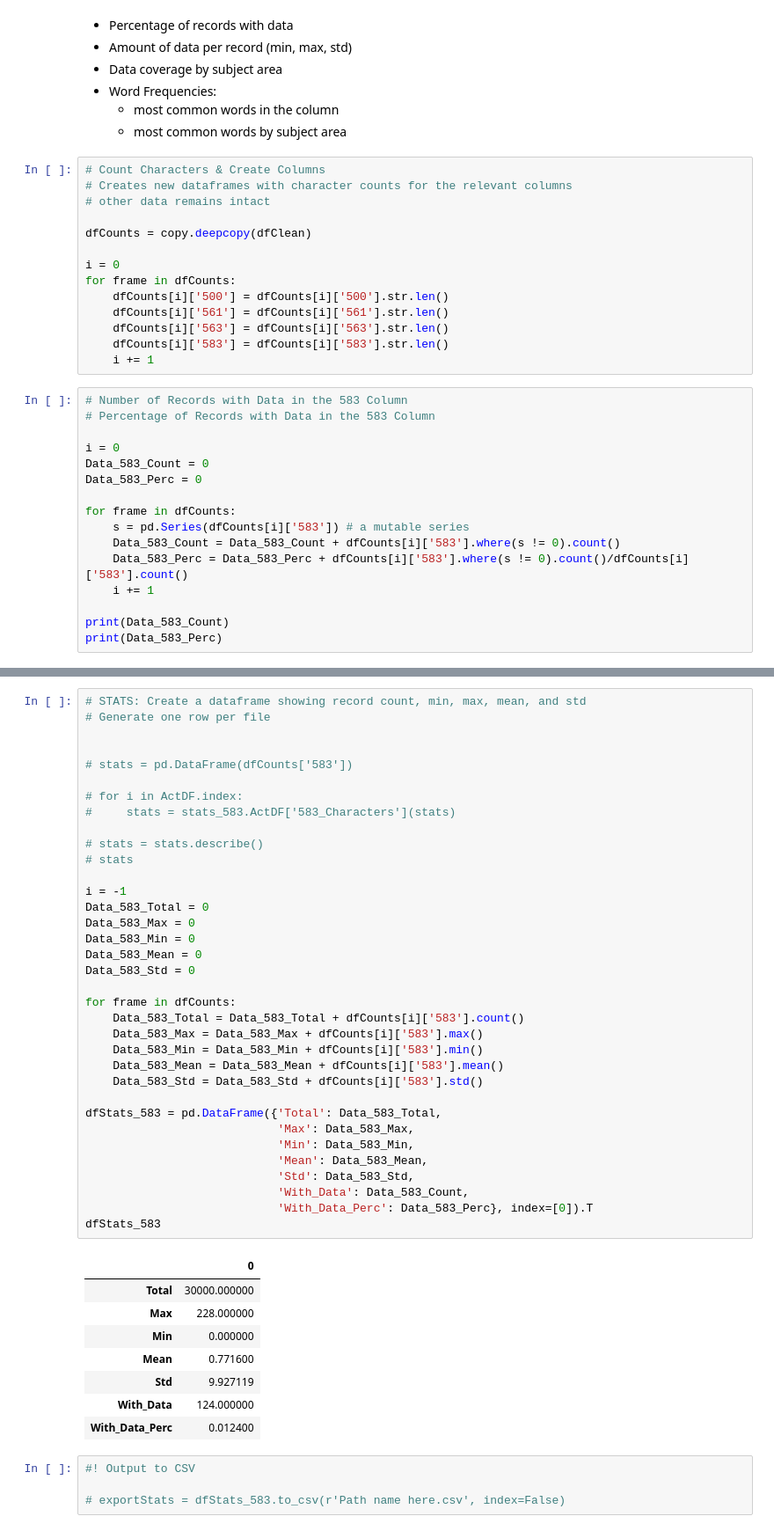
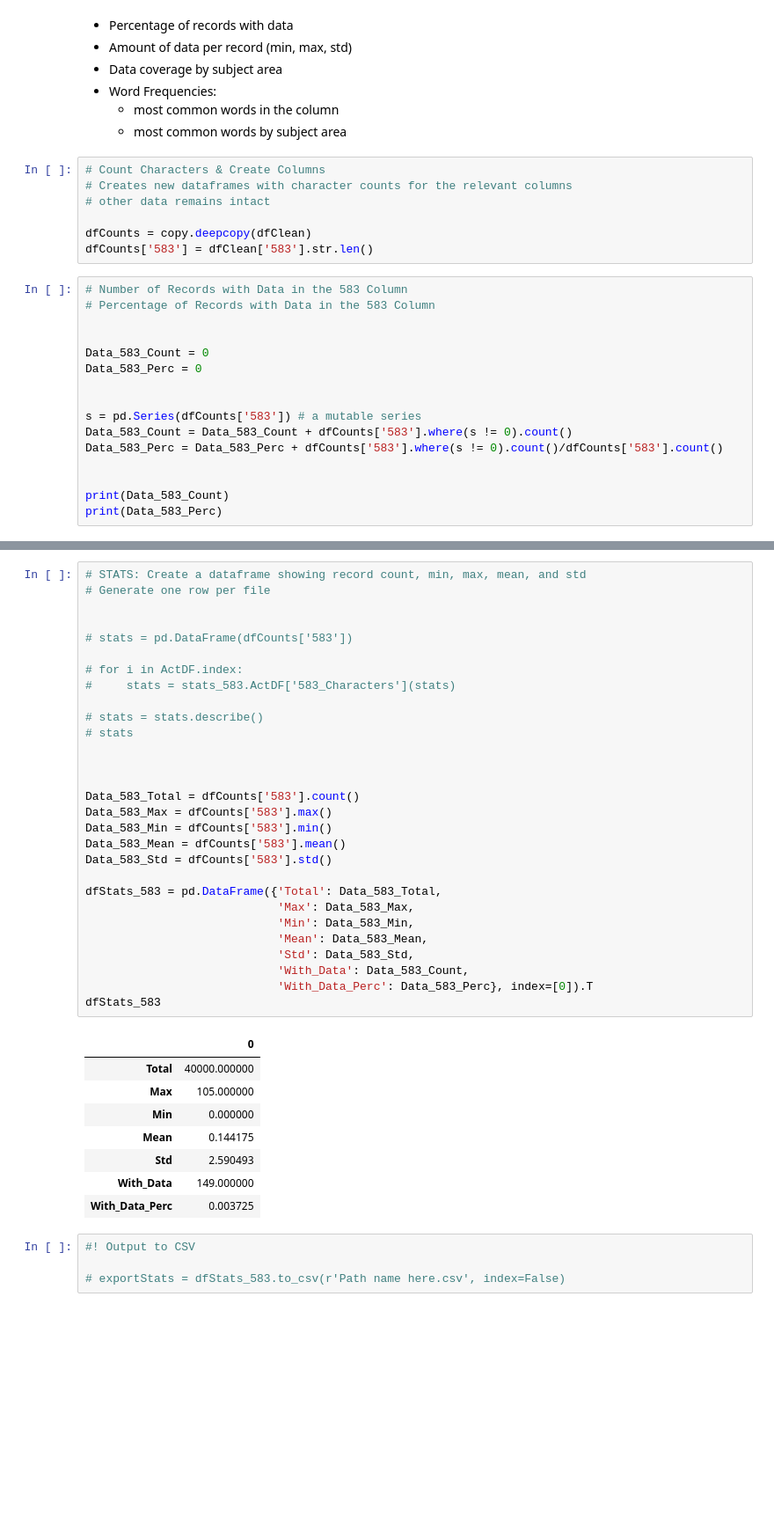
Before and after one commit to rdubnic2/OIDLPP, a Jupyter notebook: 2019 OIDLPP/KD/HTRC_MARC-processing-pandas.ipynb, the cells around one changed output, grey strips where cells are left out. Shown: that part at 88% size. Saved outputs shown, nothing was run; the diff lists cells and outputs as text; blank space fills up the shorter version.

```diff
--- a/2019 OIDLPP/KD/HTRC_MARC-processing-pandas.ipynb
+++ b/2019 OIDLPP/KD/HTRC_MARC-processing-pandas.ipynb
@@ -156,27 +130,20 @@ for frame in dfStop:
 # other data remains intact
 
 dfCounts = copy.deepcopy(dfClean)
-
-i = 0
-for frame in dfCounts:
-    dfCounts[i]['500'] = dfCounts[i]['500'].str.len()
-    dfCounts[i]['561'] = dfCounts[i]['561'].str.len()
-    dfCounts[i]['563'] = dfCounts[i]['563'].str.len()
-    dfCounts[i]['583'] = dfCounts[i]['583'].str.len()
-    i += 1
+dfCounts['583'] = dfClean['583'].str.len()
 # %%
 # Number of Records with Data in the 583 Column
 # Percentage of Records with Data in the 583 Column
 
-i = 0
+
 Data_583_Count = 0
 Data_583_Perc = 0
 
-for frame in dfCounts:
-    s = pd.Series(dfCounts[i]['583']) # a mutable series
-    Data_583_Count = Data_583_Count + dfCounts[i]['583'].where(s != 0).count()
-    Data_583_Perc = Data_583_Perc + dfCounts[i]['583'].where(s != 0).count()/dfCounts[i]['583'].count()
-    i += 1
+
+s = pd.Series(dfCounts['583']) # a mutable series
+Data_583_Count = Data_583_Count + dfCounts['583'].where(s != 0).count()
+Data_583_Perc = Data_583_Perc + dfCounts['583'].where(s != 0).count()/dfCounts['583'].count()
+
 
 print(Data_583_Count)
 print(Data_583_Perc)
@@ -186,47 +153,41 @@ print(Data_583_Perc)
 # %%
 # STATS: Create a dataframe showing record count, min, max, mean, and std
 # Generate one row per file
 
 
 # stats = pd.DataFrame(dfCounts['583'])
 
 # for i in ActDF.index:
 #     stats = stats_583.ActDF['583_Characters'](stats)
 
 # stats = stats.describe()
 # stats
 
-i = -1
-Data_583_Total = 0
-Data_583_Max = 0
-Data_583_Min = 0
-Data_583_Mean = 0
-Data_583_Std = 0
 
-for frame in dfCounts:
-    Data_583_Total = Data_583_Total + dfCounts[i]['583'].count()
-    Data_583_Max = Data_583_Max + dfCounts[i]['583'].max()
-    Data_583_Min = Data_583_Min + dfCounts[i]['583'].min()
-    Data_583_Mean = Data_583_Mean + dfCounts[i]['583'].mean()
-    Data_583_Std = Data_583_Std + dfCounts[i]['583'].std()
+
+Data_583_Total = dfCounts['583'].count()
+Data_583_Max = dfCounts['583'].max()
+Data_583_Min = dfCounts['583'].min()
+Data_583_Mean = dfCounts['583'].mean()
+Data_583_Std = dfCounts['583'].std()
 
 dfStats_583 = pd.DataFrame({'Total': Data_583_Total,
                             'Max': Data_583_Max,
                             'Min': Data_583_Min,
                             'Mean': Data_583_Mean,
                             'Std': Data_583_Std,
                             'With_Data': Data_583_Count,
                             'With_Data_Perc': Data_583_Perc}, index=[0]).T
 dfStats_583
 # %% [output]
 |  | 0 |
-| Total | 30000.000000 |
-| Max | 228.000000 |
+| Total | 40000.000000 |
+| Max | 105.000000 |
 | Min | 0.000000 |
-| Mean | 0.771600 |
-| Std | 9.927119 |
-| With_Data | 124.000000 |
-| With_Data_Perc | 0.012400 |
+| Mean | 0.144175 |
+| Std | 2.590493 |
+| With_Data | 149.000000 |
+| With_Data_Perc | 0.003725 |
 # %%
 #! Output to CSV
 
```
Also changed, not shown: parts of 16 cells of this notebook.
